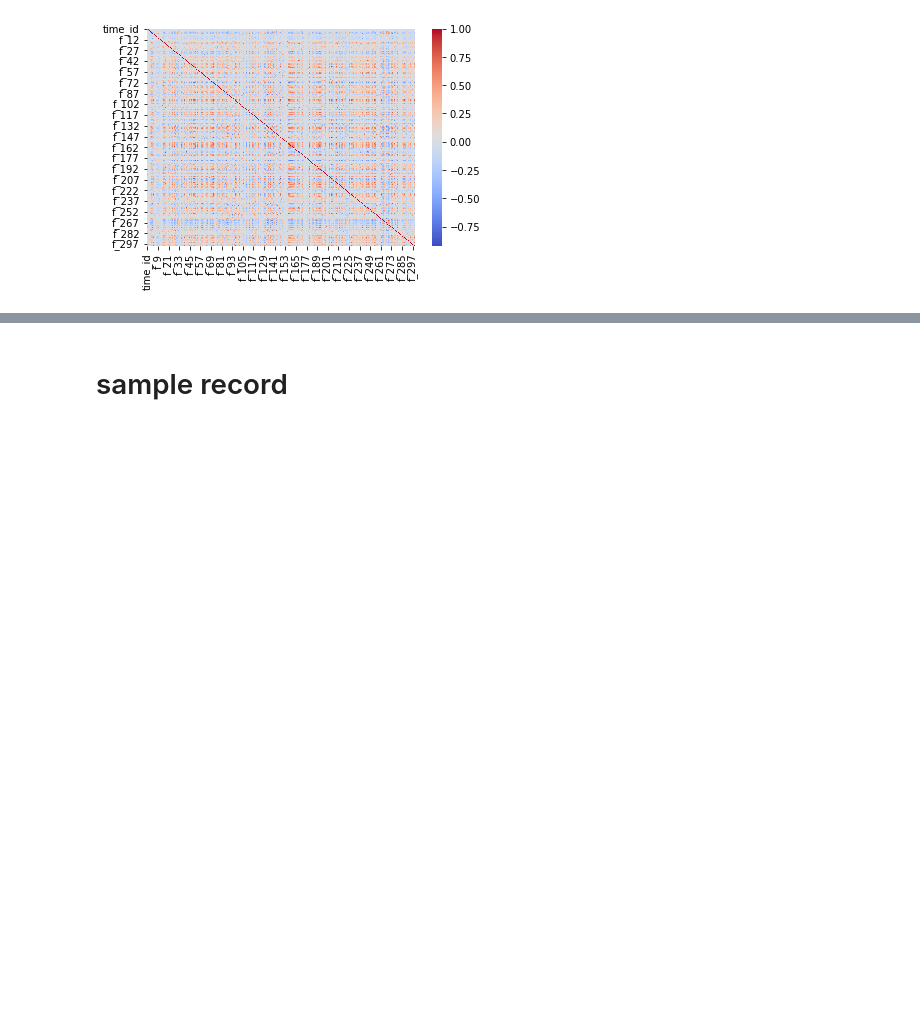
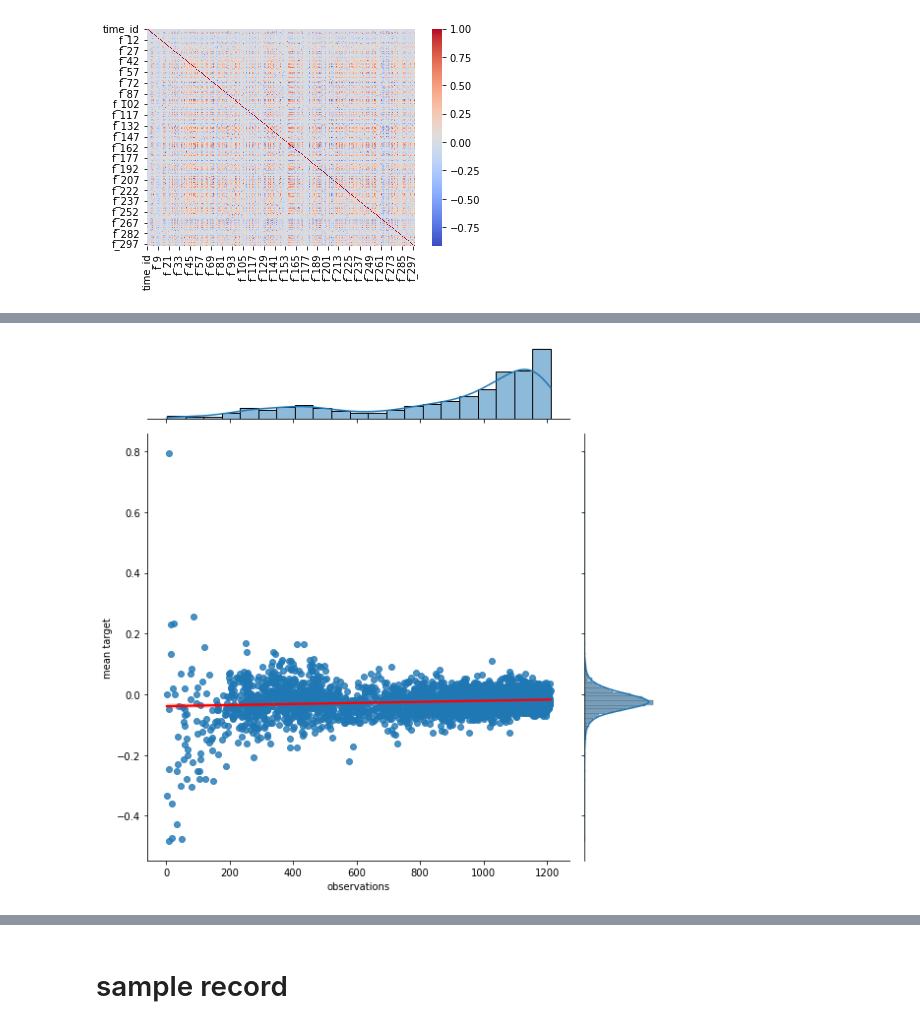
Before and after one commit to nsu1210/Advance-Machine-Learning, a Jupyter notebook: ubiquant-market-prediction-eda.ipynb, the cells around one changed output, grey strips where cells are left out. Cells and saved outputs as stored; diff of their text form; code cells hidden in the pictures; blank space fills up the shorter version.

```diff
--- a/ubiquant-market-prediction-eda.ipynb
+++ b/ubiquant-market-prediction-eda.ipynb
@@ -135,0 +142,12 @@ Name: investment_id, Length: 3579, dtype: int64
+# %%
+obs_by_asset = train.groupby('investment_id')['target'].size()
+mean_target = train.groupby('investment_id')['target'].mean()
+std_target = train.groupby('investment_id')['target'].std()
+# %%
+ax = sns.jointplot(x=obs_by_asset, y=mean_target, kind="reg",
+                   height=8, joint_kws={'line_kws':{'color':'red'}})
+ax.ax_joint.set_xlabel('observations')
+ax.ax_joint.set_ylabel('mean target')
+plt.show()
+# %% [output]
+[figure, added]
```
Also changed, not shown: parts of 27 cells of this notebook.
